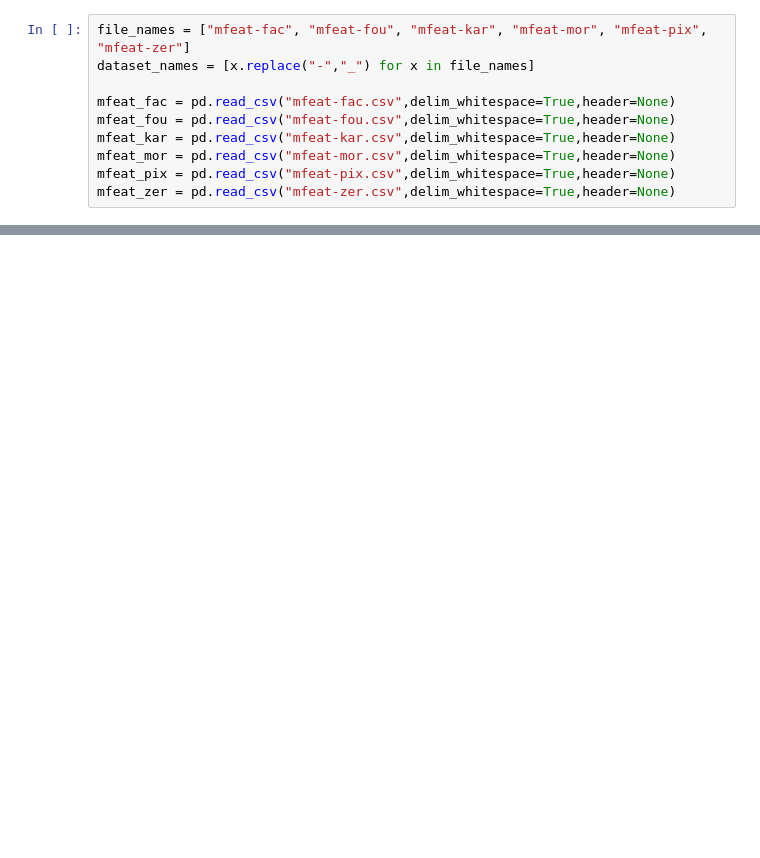
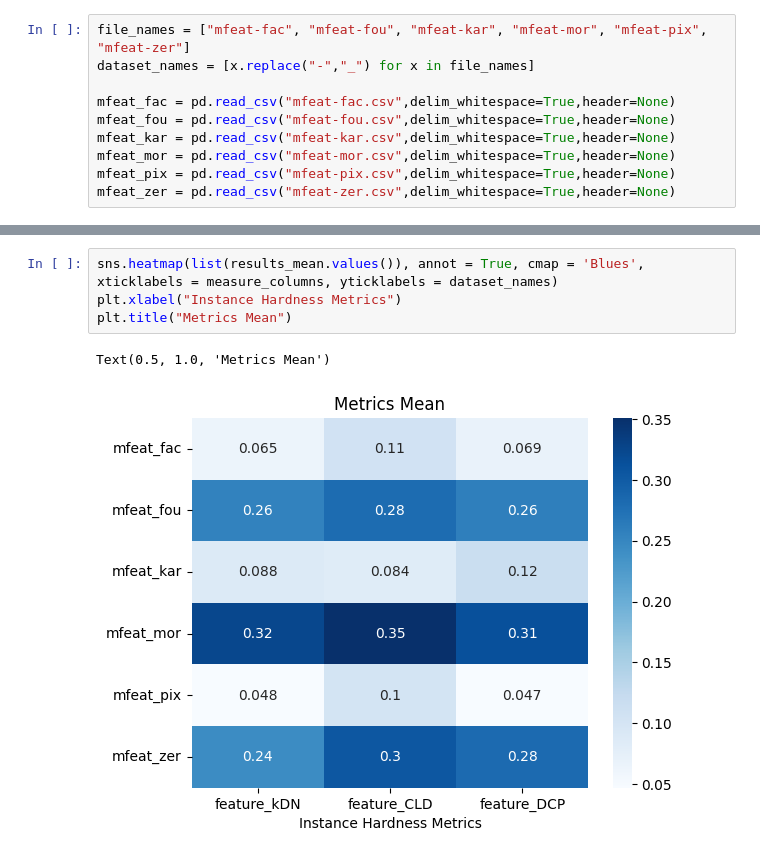
Before and after one commit to VictorCastroDeFaria/hardness, a Jupyter notebook: hardness.ipynb, the cells around one changed output, grey strips where cells are left out. Drawn from its saved outputs; the diff is of its cells as text; blank space fills up the shorter version.

```diff
--- a/hardness.ipynb
+++ b/hardness.ipynb
@@ -27,0 +235,7 @@ import pyhard
+# %%
+sns.heatmap(list(results_mean.values()), annot = True, cmap = 'Blues', xticklabels = measure_columns, yticklabels = dataset_names)
+plt.xlabel("Instance Hardness Metrics")
+plt.title("Metrics Mean")
+# %% [output]
+Text(0.5, 1.0, 'Metrics Mean')
+[figure, added]
```
Also changed, not shown: parts of 20 cells of this notebook.
